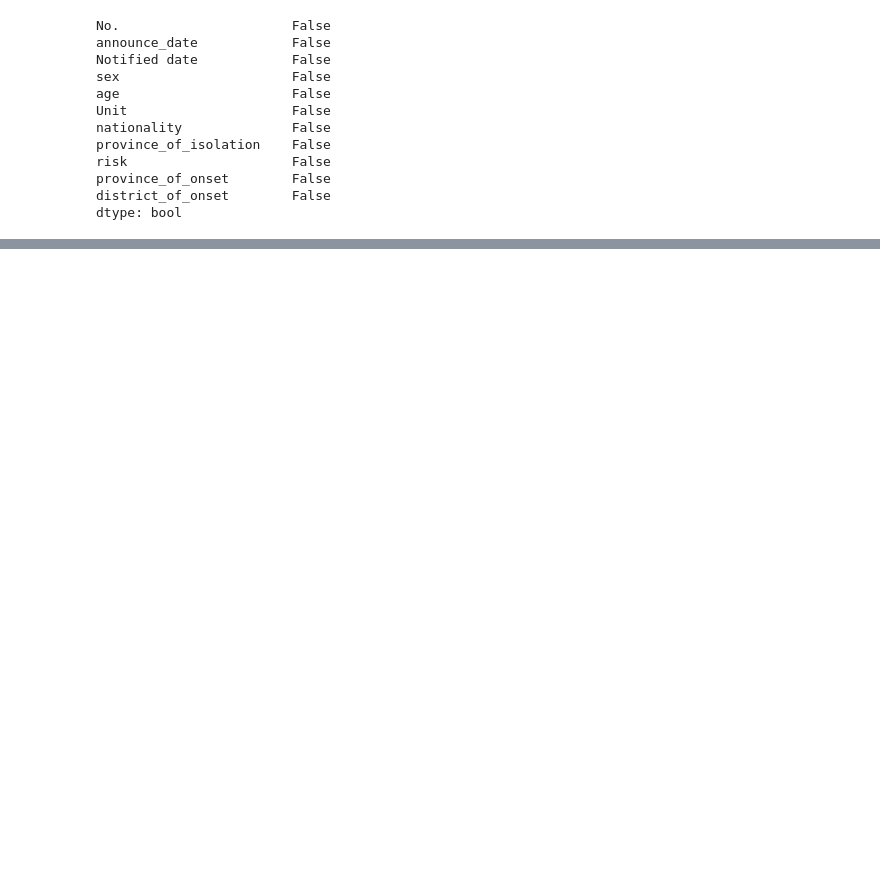
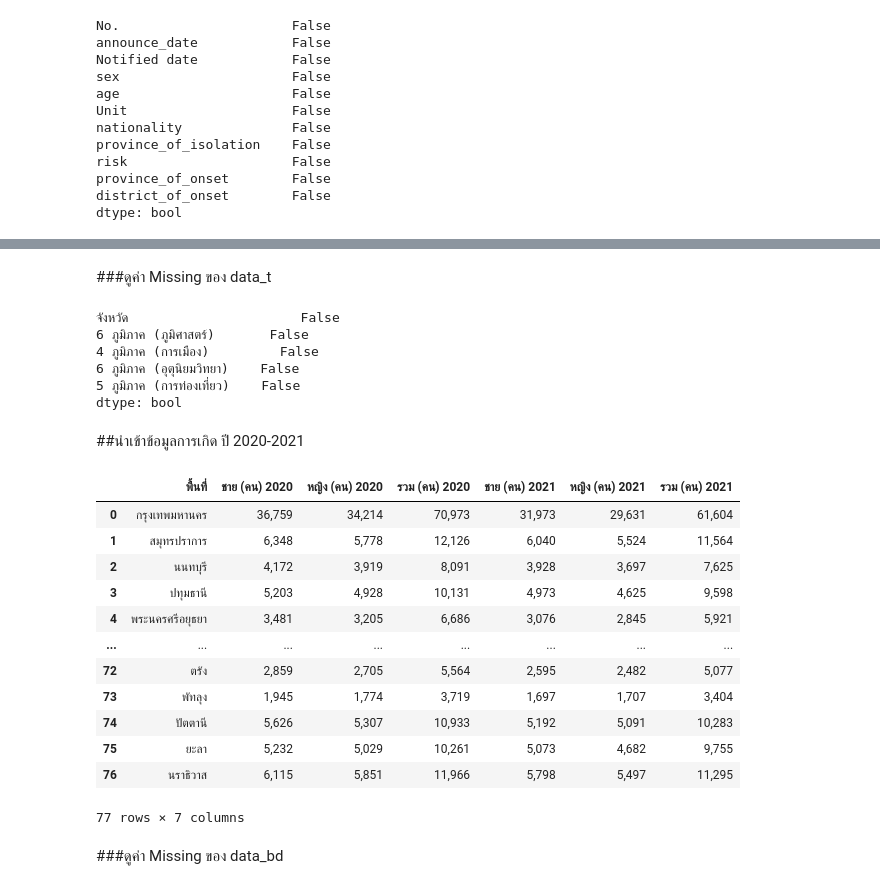
Before and after one commit to Benza1611/data_viz_2022, a Jupyter notebook: Project.ipynb, the cells around one changed output, grey strips where cells are left out. Saved outputs shown, nothing was run; the diff lists cells and outputs as text; code cells hidden in the pictures; blank space fills up the shorter version.

```diff
--- a/Project.ipynb
+++ b/Project.ipynb
@@ -166,0 +227,32 @@ dtype: bool
+# %% [markdown]
+###ดูค่า Missing ของ data_t
+# %%
+data_t.isnull().any()
+# %% [output]
+จังหวัด                      False
+6 ภูมิภาค (ภูมิศาสตร์)       False
+4 ภูมิภาค (การเมือง)         False
+6 ภูมิภาค (อุตุนิยมวิทยา)    False
+5 ภูมิภาค (การท่องเที่ยว)    False
+dtype: bool
+# %% [markdown]
+##นำเข้าข้อมูลการเกิด ปี 2020-2021
+# %%
+data_bd = pd.read_csv('/content/drive/My Drive/project2021 data/databirth_20_21.csv') #เข้าไปที่ my drive -> โฟลเดอร์ project2021 data -> databirth_20_21.csv
+data_bd
+# %% [output]
+|  | พื้นที่ | ชาย (คน) 2020 | หญิง (คน) 2020 | รวม (คน) 2020 | ชาย (คน) 2021 | หญิง (คน) 2021 | รวม (คน) 2021 |
+| 0 | กรุงเทพมหานคร | 36,759 | 34,214 | 70,973 | 31,973 | 29,631 | 61,604 |
+| 1 | สมุทรปราการ | 6,348 | 5,778 | 12,126 | 6,040 | 5,524 | 11,564 |
+| 2 | นนทบุรี | 4,172 | 3,919 | 8,091 | 3,928 | 3,697 | 7,625 |
+| 3 | ปทุมธานี | 5,203 | 4,928 | 10,131 | 4,973 | 4,625 | 9,598 |
+| 4 | พระนครศรีอยุธยา | 3,481 | 3,205 | 6,686 | 3,076 | 2,845 | 5,921 |
+| ... | ... | ... | ... | ... | ... | ... | ... |
+| 72 | ตรัง | 2,859 | 2,705 | 5,564 | 2,595 | 2,482 | 5,077 |
+| 73 | พัทลุง | 1,945 | 1,774 | 3,719 | 1,697 | 1,707 | 3,404 |
+| 74 | ปัตตานี | 5,626 | 5,307 | 10,933 | 5,192 | 5,091 | 10,283 |
+| 75 | ยะลา | 5,232 | 5,029 | 10,261 | 5,073 | 4,682 | 9,755 |
+| 76 | นราธิวาส | 6,115 | 5,851 | 11,966 | 5,798 | 5,497 | 11,295 |
+77 rows × 7 columns
+# %% [markdown]
+###ดูค่า Missing ของ data_bd
```
Also changed, not shown: parts of 11 cells of this notebook.
